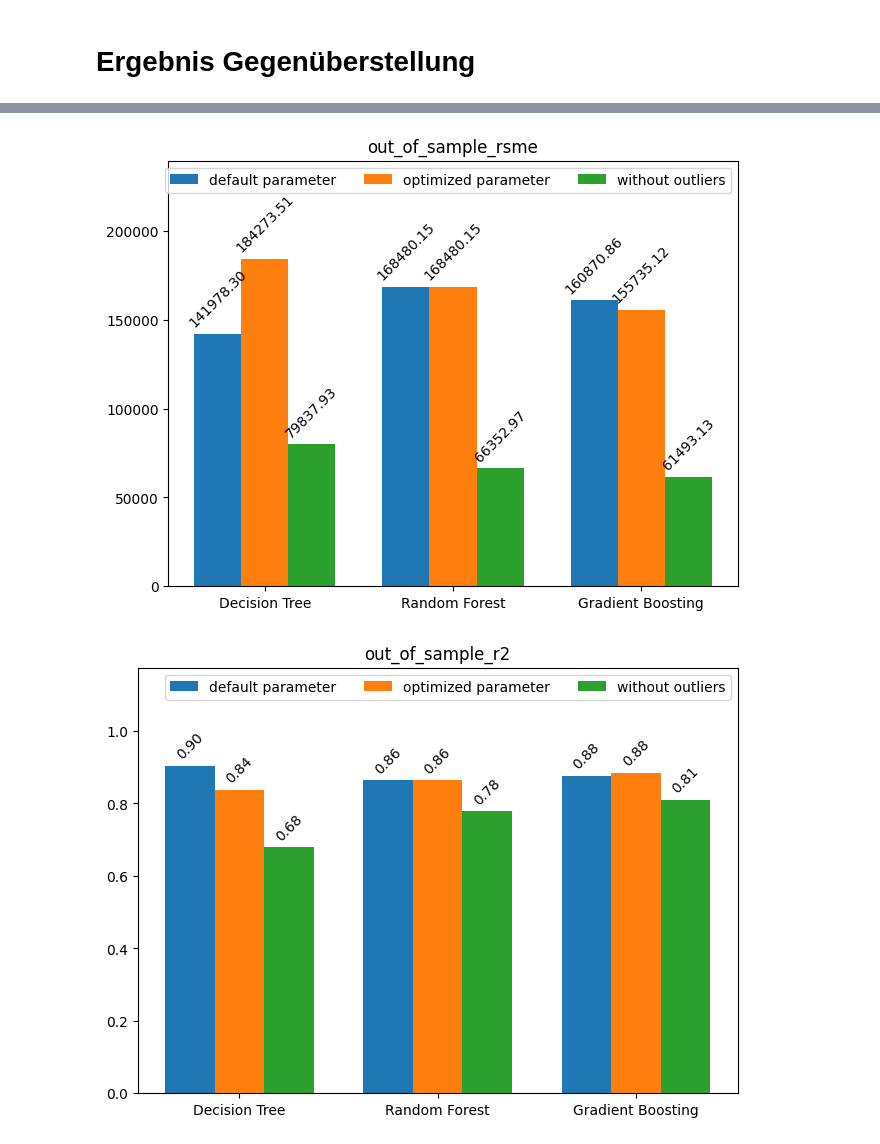
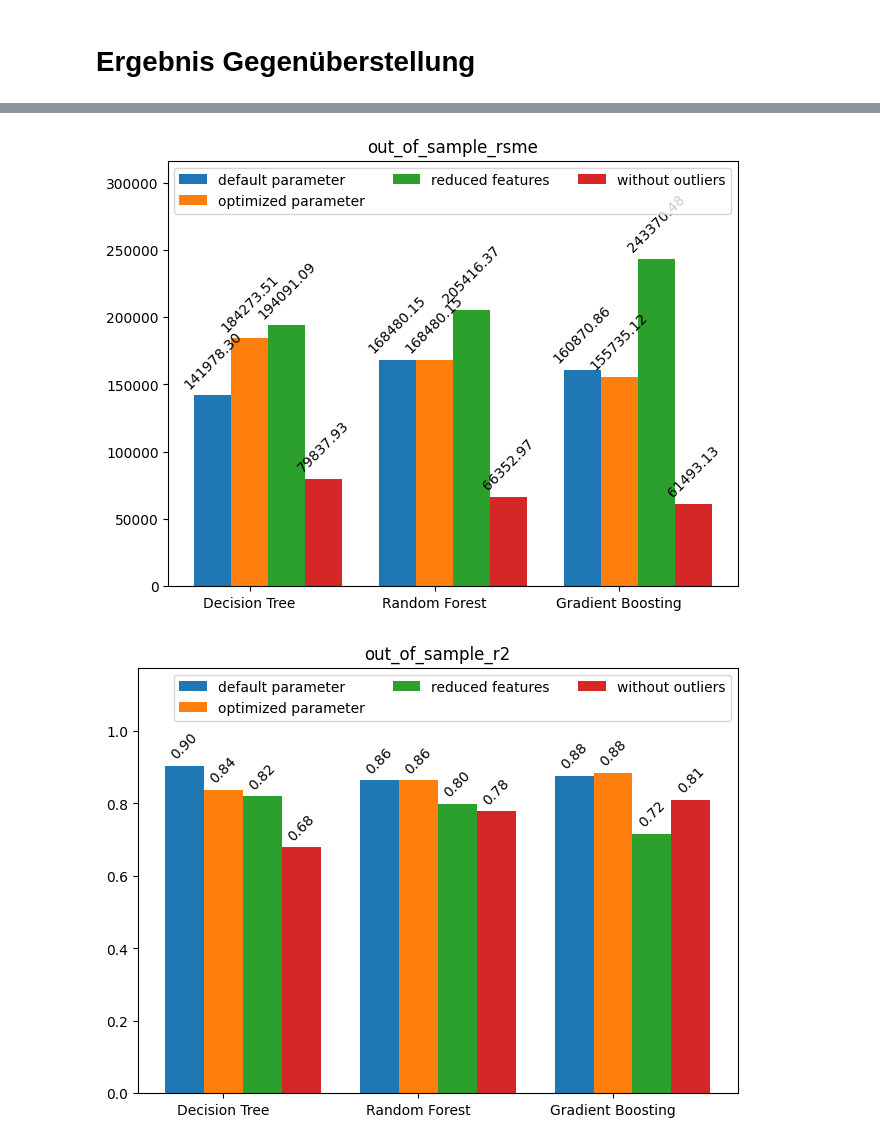
Before and after one commit to mixd304/dbuas-modul_13-applied-ds-2-ml-and-reporting-studienarbeit-darius-mix, a Jupyter notebook: notebooks/main.ipynb, the cells around one changed output, grey strips where cells are left out. Drawn from its saved outputs; the diff is of its cells as text; code cells hidden in the pictures.

```diff
--- a/notebooks/main.ipynb
+++ b/notebooks/main.ipynb
@@ -281,7 +296,7 @@ for name, model_info in param_grids.items():
 
     scorer = make_scorer(mean_absolute_error, greater_is_better=False)
 
-    grid_search = GridSearchCV(estimator=pipe, param_grid=param_grid, scoring=scorer, cv=5, n_jobs=-1)
+    grid_search = GridSearchCV(estimator=pipe, param_grid=param_grid, scoring=scorer, cv=5, n_jobs=4)
     grid_search.fit(X=train_data[X], y=train_data[y].values.ravel())
 
     metrics = evaluate_model(name, prep, grid_search.best_estimator_, train_data, test_data, X, y)
@@ -419,0 +437,36 @@ df_metrics_optimized_parameter.round(2)
+# %%
+num_features_reduced = ['Stories', 'Age', 'FinishedSqft', 'Units', 'Lotsize']
+
+y_reduced = ['Sale_price']
+X_reduced = [*num_features]
+
+num_transformer_reduced = Pipeline(steps=[
+    ('imputer', SimpleImputer(strategy='mean')),
+    ('scaler', StandardScaler())
+])
+
+prep_reduced = ColumnTransformer(
+    remainder='drop',
+    transformers=[
+        ('num', num_transformer_reduced, num_features_reduced)
+    ],
+)
+# %%
+models = [
+    ('Decision Tree', DecisionTreeRegressor(**best_params['Decision Tree'])),
+    ('Random Forest', RandomForestRegressor(**best_params['Random Forest'])),
+    ('Gradient Boosting', GradientBoostingRegressor(**best_params['Gradient Boosting']))
+]
+
+df_metrics_reduced_features = pd.DataFrame()
+
+for name, model in models:
+    pipe_reduced = Pipeline(steps=[
+        ('preprocessor', prep_reduced),
+        ('model', model)
+    ])
+
+    pipe_reduced.fit(X=train_data[X_reduced], y=train_data[y_reduced].values.ravel())
+
+    metrics = evaluate_model(name, prep_reduced, pipe_reduced, train_data, test_data, X_reduced, y_reduced)
+    df_metrics_reduced_features = pd.concat([df_metrics_reduced_features, metrics])
@@ -466,8 +527,9 @@ df_metrics_without_outliers.round(2)
 # %%
 df_metrics_default_parameter.index = pd.MultiIndex.from_tuples([('default parameter', index) for index in df_metrics_default_parameter.index])
 df_metrics_optimized_parameter.index = pd.MultiIndex.from_tuples([('optimized parameter', index) for index in df_metrics_optimized_parameter.index])
+df_metrics_reduced_features.index = pd.MultiIndex.from_tuples([('reduced features', index) for index in df_metrics_reduced_features.index])
 df_metrics_without_outliers.index = pd.MultiIndex.from_tuples([('without outliers', index) for index in df_metrics_without_outliers.index])
-df_metrics = pd.concat([df_metrics_default_parameter, df_metrics_optimized_parameter, df_metrics_without_outliers])
+df_metrics = pd.concat([df_metrics_default_parameter, df_metrics_optimized_parameter, df_metrics_reduced_features, df_metrics_without_outliers])
 # %%
 df_metrics = df_metrics.drop('cv', axis=1)
 df_metrics.to_csv(os.path.join('..', 'output', 'metrics.csv'))
@@ -489,7 +554,7 @@ for column in df_metrics.columns:
     y_values = dict([(name, group.values.flatten().tolist()) for name, group in df_metrics[column].groupby(level=0)])
 
     x = np.arange(len(x_values))
-    width = 0.25
+    width = 0.2
     multiplier = 0
 
     fig, ax = plt.subplots(layout='constrained')
@@ -519,2 +584,2 @@ for column in df_metrics.columns:
-[figure, old version]
+[figure, new version]
-[figure, old version]
+[figure, new version]
```
Also changed, not shown: parts of 9 cells of this notebook, 1 other file.
